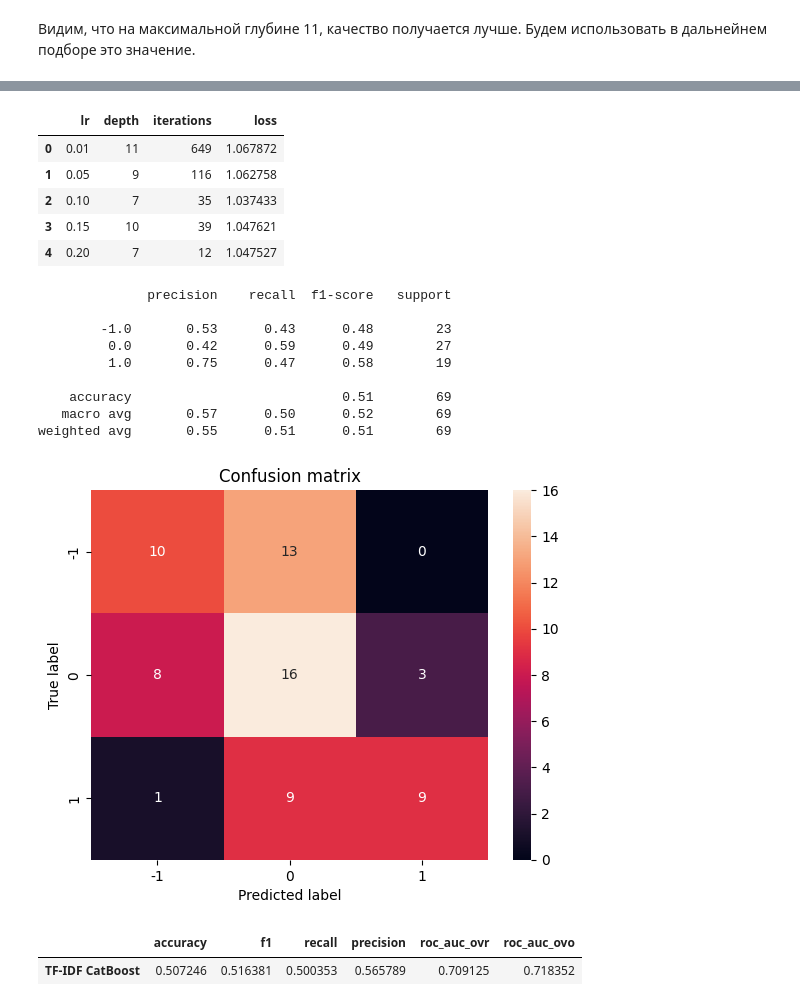
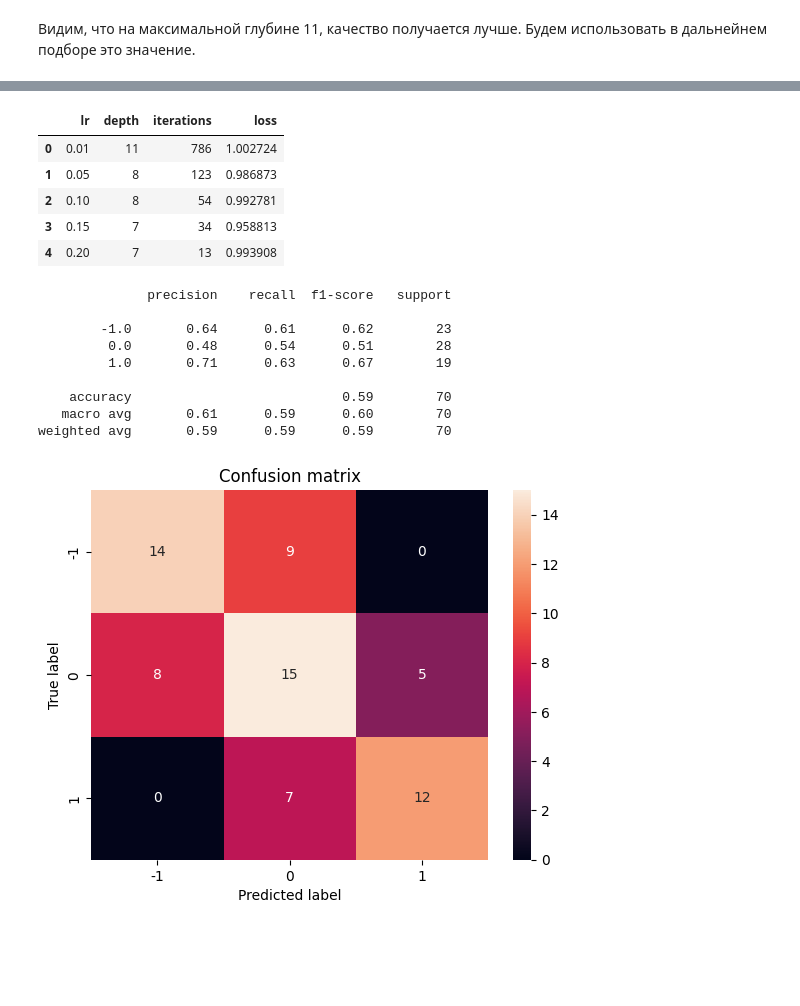
Before and after one commit to ai24-team-15/cbr-press-release-classifier, a Jupyter notebook: ml/non_linear_models/catboost.ipynb, the cells around one changed output, grey strips where cells are left out. Cells and saved outputs as stored; diff of their text form; code cells hidden in the pictures; blank space fills up the shorter version.

```diff
--- a/ml/non_linear_models/catboost.ipynb
+++ b/ml/non_linear_models/catboost.ipynb
@@ -45,16 +47,17 @@ CatBoost на наших данных обучается дольше, чем о
 X_train, X_val, y_train, y_val = train_test_split(tf_idf, y, test_size=0.2, random_state=42)
 eval_dataset = Pool(data=X_val, label=y_val)
 res = []
-for depth in tqdm(range(2, 17)):
+for depth in tqdm(range(2, 15)):
     model = CatBoostClassifier(
         max_depth=depth,
         loss_function='MultiClass',
-        random_state=42
+        random_state=42,
+        task_type="GPU",
     )
     model.fit(X_train, y_train, eval_set=eval_dataset, verbose=False)
     res.append(model.evals_result_['validation']['MultiClass'])
 res_arr = np.array(res)
 ij_min = np.unravel_index(res_arr.argmin(), res_arr.shape)
-pd.DataFrame(res_arr.T, columns=range(2, 17)).plot(
+pd.DataFrame(res_arr.T, columns=range(2, 15)).plot(
     title=f"Min on depth={ij_min[0] + 2}, iterations={ij_min[1]}")
 # %% [output]
@@ -74,7 +77,8 @@ for lr in tqdm([0.01, 0.05, 0.1, 0.15, 0.2]):
             learning_rate=lr,
             iterations=int(20 / lr),
             loss_function='MultiClass',
-            random_state=42
+            random_state=42,
+            task_type="GPU",
         )
         model.fit(X_train, y_train, eval_set=eval_dataset, verbose=False)
         res.append(model.evals_result_['validation']['MultiClass'])
@@ -94,40 +98,36 @@ df_best_params = pd.DataFrame(best_params)
 df_best_params
 # %% [output]
 |  | lr | depth | iterations | loss |
-| 0 | 0.01 | 11 | 649 | 1.067872 |
-| 1 | 0.05 | 9 | 116 | 1.062758 |
-| 2 | 0.10 | 7 | 35 | 1.037433 |
-| 3 | 0.15 | 10 | 39 | 1.047621 |
-| 4 | 0.20 | 7 | 12 | 1.047527 |
+| 0 | 0.01 | 11 | 786 | 1.002724 |
+| 1 | 0.05 | 8 | 123 | 0.986873 |
+| 2 | 0.10 | 8 | 54 | 0.992781 |
+| 3 | 0.15 | 7 | 34 | 0.958813 |
+| 4 | 0.20 | 7 | 13 | 0.993908 |
 # %%
 min_best_param = df_best_params[df_best_params['loss'] == df_best_params['loss'].min()]
 model = CatBoostClassifier(
         max_depth=min_best_param['depth'].values[0],
         learning_rate=min_best_param['lr'].values[0],
         iterations=min_best_param['iterations'].values[0],
         loss_function='MultiClass',
         random_state=42,
-        verbose=False
+        verbose=False,
+        task_type="GPU",
     )
 metric, model = calc_metrics(
     tf_idf,
     y,
     model,
     name="TF-IDF CatBoost"
 )
 # %% [output]
               precision    recall  f1-score   support
 
-        -1.0       0.53      0.43      0.48        23
-         0.0       0.42      0.59      0.49        27
-         1.0       0.75      0.47      0.58        19
+        -1.0       0.64      0.61      0.62        23
+         0.0       0.48      0.54      0.51        28
+         1.0       0.71      0.63      0.67        19
 
-    accuracy                           0.51        69
-   macro avg       0.57      0.50      0.52        69
-weighted avg       0.55      0.51      0.51        69
+    accuracy                           0.59        70
+   macro avg       0.61      0.59      0.60        70
+weighted avg       0.59      0.59      0.59        70
-[figure, old version]
+[figure, new version]
-# %%
-metric
-# %% [output]
-|  | accuracy | f1 | recall | precision | roc_auc_ovr | roc_auc_ovo |
-| TF-IDF CatBoost | 0.507246 | 0.516381 | 0.500353 | 0.565789 | 0.709125 | 0.718352 |
```
Also changed, not shown: parts of 5 cells of this notebook, 6 other files.
